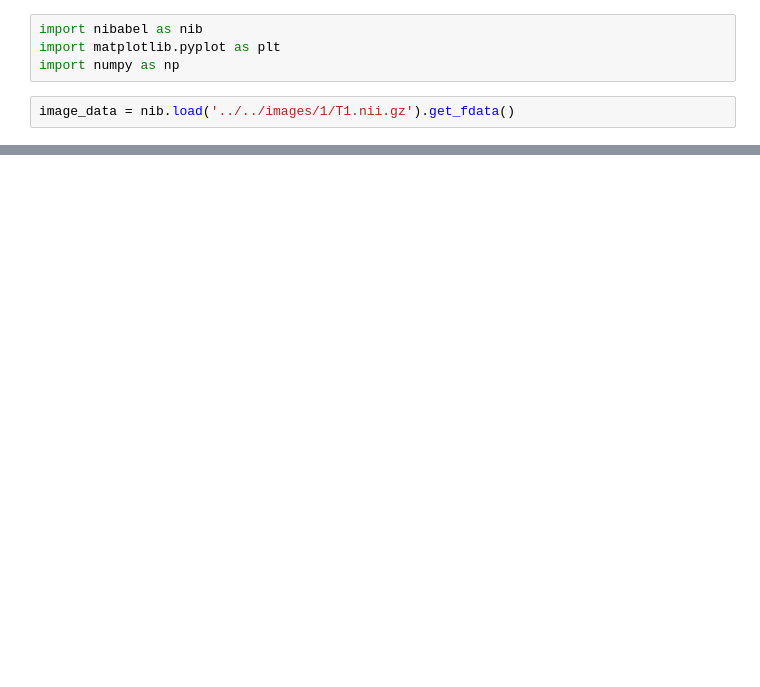
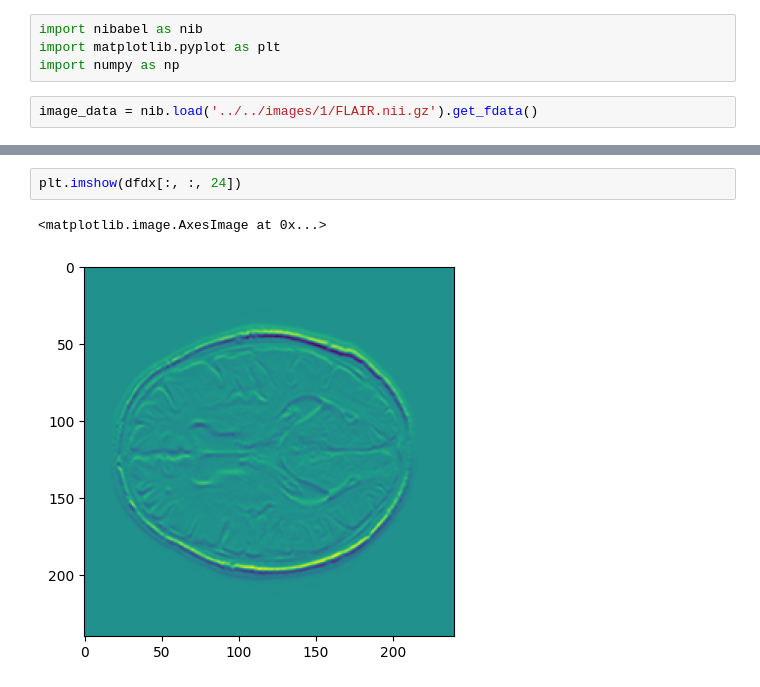
Before and after one commit to josegabjimenez/proyecto-procesamiento-imagenes, a Jupyter notebook: notebooks/border-detection/finite-differences.ipynb, the cells around one changed output, grey strips where cells are left out. Saved outputs shown, nothing was run; the diff lists cells and outputs as text; blank space fills up the shorter version.

```diff
--- a/notebooks/border-detection/finite-differences.ipynb
+++ b/notebooks/border-detection/finite-differences.ipynb
@@ -3,4 +3,4 @@ import nibabel as nib
 import matplotlib.pyplot as plt
 import numpy as np
 # %%
-image_data = nib.load('../../images/1/T1.nii.gz').get_fdata()
+image_data = nib.load('../../images/1/FLAIR.nii.gz').get_fdata()
@@ -53,0 +45,5 @@ plt.hist(image_data_rescaled[image_data_rescaled>0.01].flatten(), 100)
+# %%
+plt.imshow(dfdx[:, :, 24])
+# %% [output]
+<matplotlib.image.AxesImage at 0x...>
+[figure, added]
```
Also changed, not shown: parts of 11 cells of this notebook.
